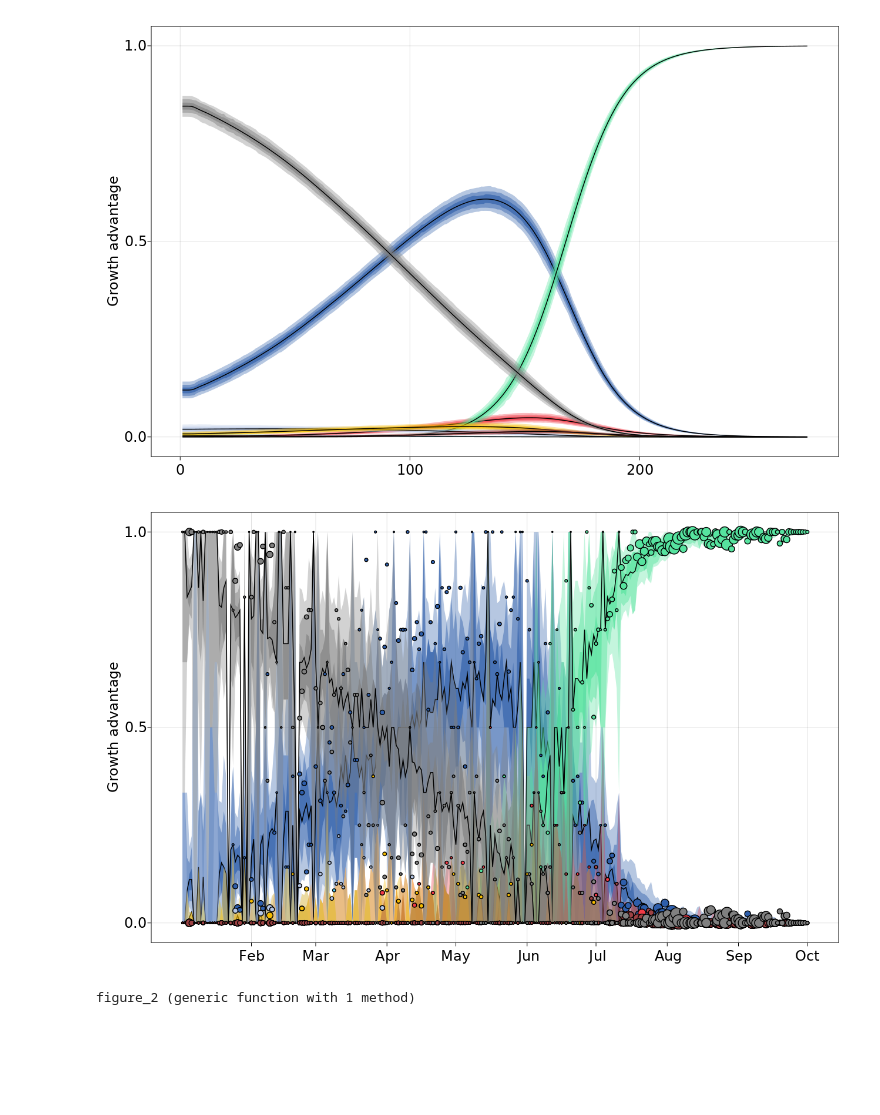
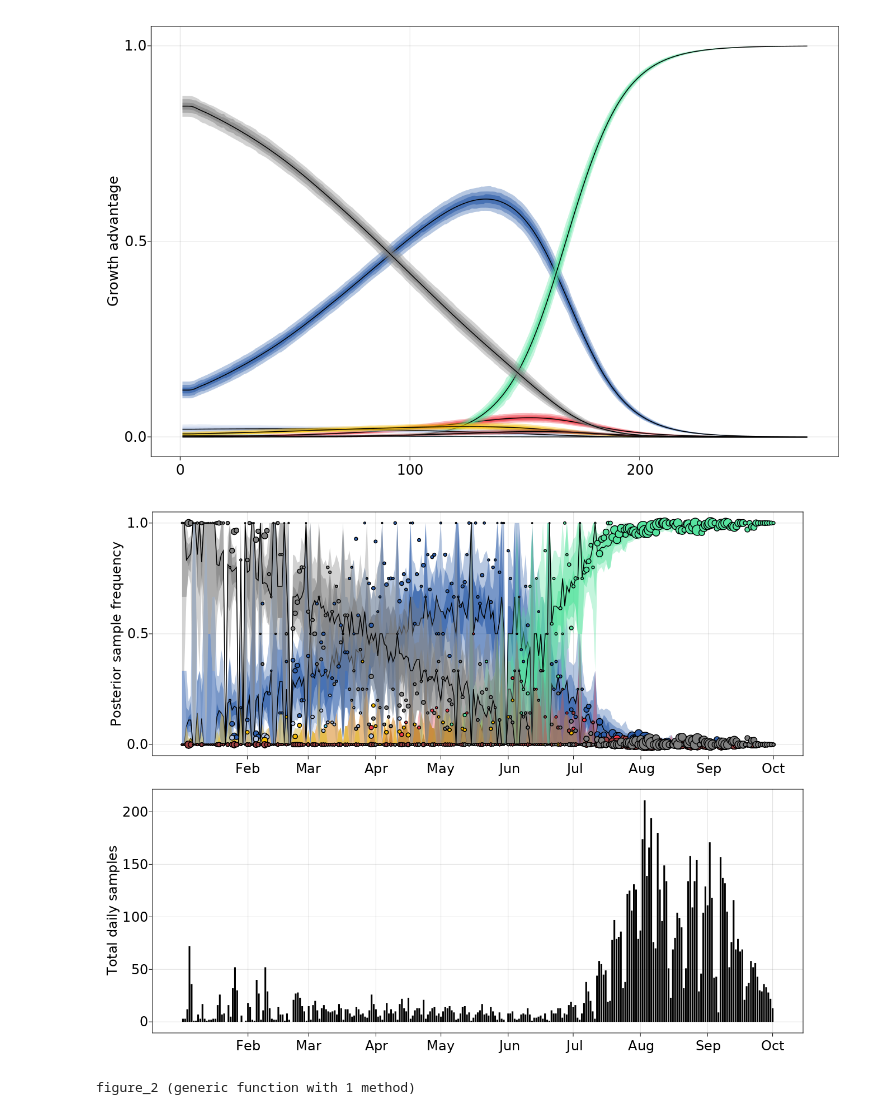
Before and after one commit to blab/rt-from-frequency-dynamics, a Jupyter notebook: notebooks/TestingFixedGrowthModel.ipynb, the cells around one changed output. Cells and saved outputs as stored; diff of their text form; code cells hidden in the pictures; blank space fills up the shorter version.

```diff
--- a/notebooks/TestingFixedGrowthModel.ipynb
+++ b/notebooks/TestingFixedGrowthModel.ipynb
@@ -161,14 +161,19 @@ function rt_from_frequency_dynamics.plot_observed_frequencies!(ax, MS; colors=li
     end
 end
 # %%
-fig = Figure(backgroundcolor = RGBf0(1., 1., 1.), resolution = (1280, 800), fontsize = 24)
-ax = fig[1,1] = Axis(fig, ylabel = "Growth advantage")
+fig = Figure(backgroundcolor = RGBf0(1., 1., 1.), resolution = (1280, 1000), fontsize = 24)
+ax = fig[1,1] = Axis(fig, ylabel = "Posterior sample frequency")
 plot_frequency_ppc!(ax, MS; colors=colors)
 plot_observed_frequencies!(ax, MS; colors=colors, size = N -> 1.5*sqrt(N+1))
 add_monthly_dates!(ax, LD.dates)
+
+ax = fig[2,1] = Axis(fig, ylabel = "Total daily samples")
+barplot!(ax, vec(sum(LD.sequence_counts, dims=2)), color = :black)
+add_monthly_dates!(ax, LD.dates)
+
 fig
 # %% [output]
-[figure, old version]
+[figure, new version]
 # %%
 function figure_2(MS, LD, colors; figsize=(1800, 1800), fontsize=32, font="Helvetica")
     dates_num, seed_L, forecast_L, N_lineage = unpack_data(MS)
```
Also changed, not shown: 1 other file.
